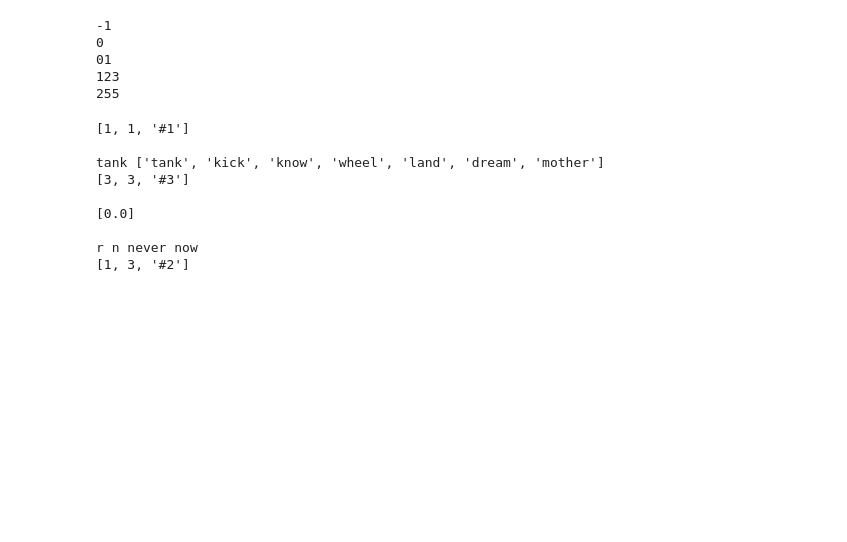
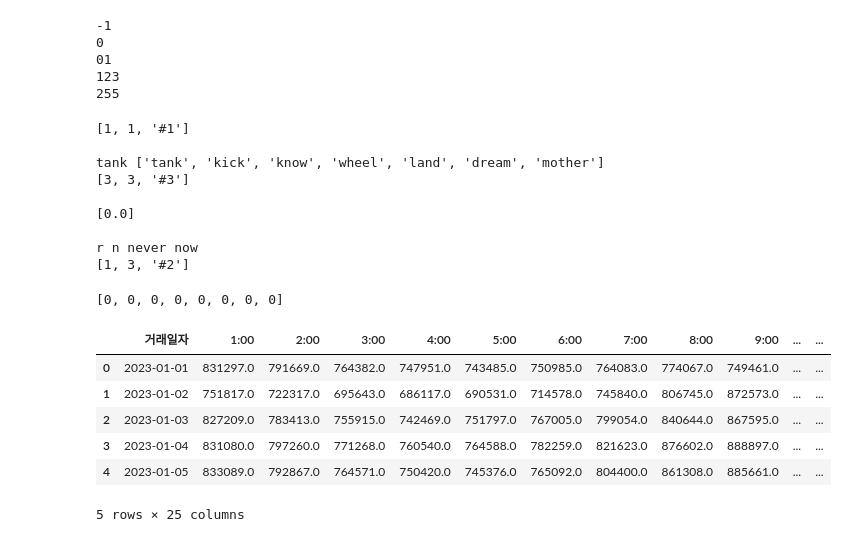
Before and after one commit to SeongYeun/Bootcamp_Study, a Jupyter notebook: energy_1/201_ practice_code.ipynb, the cells around one changed output. Drawn from its saved outputs; the diff is of its cells as text; code cells hidden in the pictures; blank space fills up the shorter version.

```diff
--- a/energy_1/201_ practice_code.ipynb
+++ b/energy_1/201_ practice_code.ipynb
@@ -836,3 +836,26 @@ tank ['tank', 'kick', 'know', 'wheel', 'land', 'dream', 'mother']
 
 r n never now
 [1, 3, '#2']
+# %%
+import numpy as np
+a=	[8, 6, 3, 7, 2, 5, 1, 4]
+b= list(range(1, len(a)+1))
+c= [int(x) for x in list('0'*len(a))]
+print(c)
+d = np.array(a+b+c).reshape(3,len(a))
+# %% [output]
+[0, 0, 0, 0, 0, 0, 0, 0]
+# %%
+# 전력수요량 데이터 melting
+import pandas as pd
+
+raw = pd.read_csv("./raw data/시간별 제주전력수요_20230101-20231231.csv", encoding="EUC-KR")
+raw.head()
+# %% [output]
+|  | 거래일자 | 1:00 | 2:00 | 3:00 | 4:00 | 5:00 | 6:00 | 7:00 | 8:00 | 9:00 | ... | ... |
+| 0 | 2023-01-01 | 831297.0 | 791669.0 | 764382.0 | 747951.0 | 743485.0 | 750985.0 | 764083.0 | 774067.0 | 749461.0 | ... | ... |
+| 1 | 2023-01-02 | 751817.0 | 722317.0 | 695643.0 | 686117.0 | 690531.0 | 714578.0 | 745840.0 | 806745.0 | 872573.0 | ... | ... |
+| 2 | 2023-01-03 | 827209.0 | 783413.0 | 755915.0 | 742469.0 | 751797.0 | 767005.0 | 799054.0 | 840644.0 | 867595.0 | ... | ... |
+| 3 | 2023-01-04 | 831080.0 | 797260.0 | 771268.0 | 760540.0 | 764588.0 | 782259.0 | 821623.0 | 876602.0 | 888897.0 | ... | ... |
+| 4 | 2023-01-05 | 833089.0 | 792867.0 | 764571.0 | 750420.0 | 745376.0 | 765092.0 | 804400.0 | 861308.0 | 885661.0 | ... | ... |
+5 rows × 25 columns
```
Also changed, not shown: parts of 15 cells of this notebook, 6 other files.
